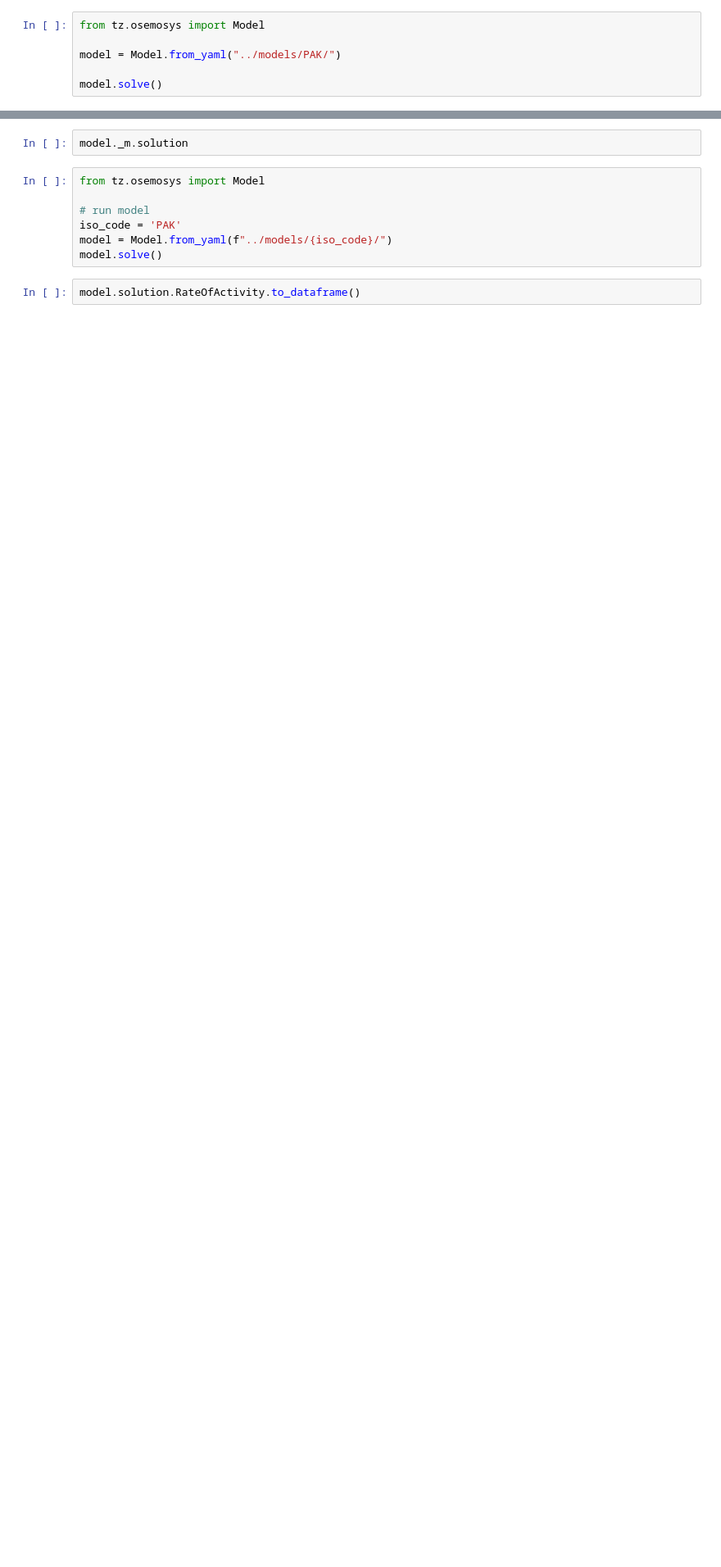
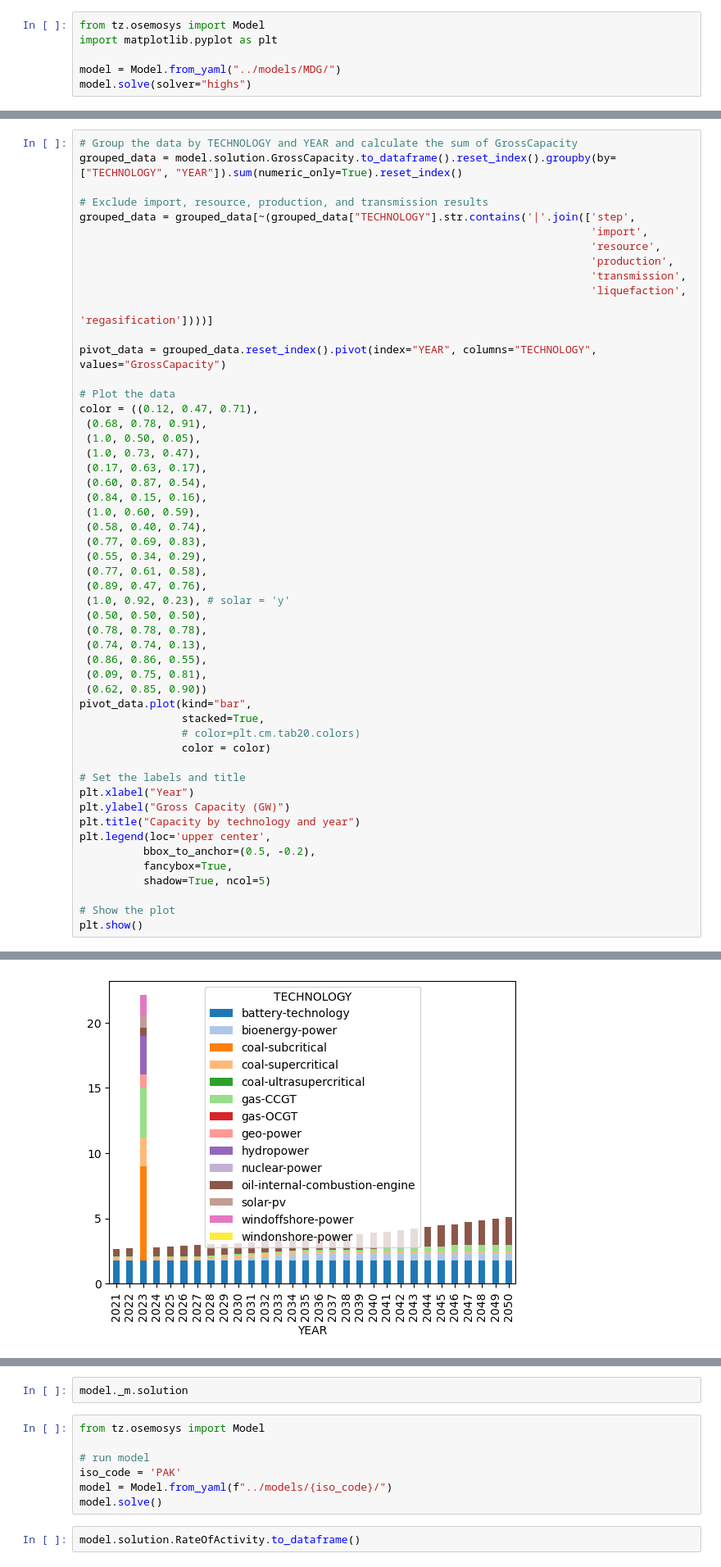
Before and after one commit to transition-zero/tza-V20, a Jupyter notebook: notebooks/run_model.ipynb, the cells around one changed output, grey strips where cells are left out. Shown at 82% size. Saved outputs shown, nothing was run; the diff lists cells and outputs as text; blank space fills up the shorter version.

```diff
--- a/notebooks/run_model.ipynb
+++ b/notebooks/run_model.ipynb
@@ -1,7 +1,7 @@
 # %%
 from tz.osemosys import Model
+import matplotlib.pyplot as plt
 
-model = Model.from_yaml("../models/PAK/")
-
-model.solve()
+model = Model.from_yaml("../models/MDG/")
+model.solve(solver="highs")
 # %% [output]
@@ -34,0 +26,53 @@ for i in list( model._data['TECHNOLOGY'].values ):
+# %%
+# Group the data by TECHNOLOGY and YEAR and calculate the sum of GrossCapacity
+grouped_data = model.solution.GrossCapacity.to_dataframe().reset_index().groupby(by=["TECHNOLOGY", "YEAR"]).sum(numeric_only=True).reset_index()
+
+# Exclude import, resource, production, and transmission results
+grouped_data = grouped_data[~(grouped_data["TECHNOLOGY"].str.contains('|'.join(['step',
+                                                                                'import',
+                                                                                'resource',
+                                                                                'production',
+                                                                                'transmission',
+                                                                                'liquefaction',
+                                                                                'regasification'])))]
+
+pivot_data = grouped_data.reset_index().pivot(index="YEAR", columns="TECHNOLOGY", values="GrossCapacity")
+
+# Plot the data
+color = ((0.12, 0.47, 0.71),
+ (0.68, 0.78, 0.91),
+ (1.0, 0.50, 0.05),
+ (1.0, 0.73, 0.47),
+ (0.17, 0.63, 0.17),
+ (0.60, 0.87, 0.54),
+ (0.84, 0.15, 0.16),
+ (1.0, 0.60, 0.59),
+ (0.58, 0.40, 0.74),
+ (0.77, 0.69, 0.83),
+ (0.55, 0.34, 0.29),
+ (0.77, 0.61, 0.58),
+ (0.89, 0.47, 0.76),
+ (1.0, 0.92, 0.23), # solar = 'y'
+ (0.50, 0.50, 0.50),
+ (0.78, 0.78, 0.78),
+ (0.74, 0.74, 0.13),
+ (0.86, 0.86, 0.55),
+ (0.09, 0.75, 0.81),
+ (0.62, 0.85, 0.90))
+pivot_data.plot(kind="bar",
+                stacked=True,
+                # color=plt.cm.tab20.colors)
+                color = color)
+
+# Set the labels and title
+plt.xlabel("Year")
+plt.ylabel("Gross Capacity (GW)")
+plt.title("Capacity by technology and year")
+plt.legend(loc='upper center',
+          bbox_to_anchor=(0.5, -0.2),
+          fancybox=True,
+          shadow=True, ncol=5)
+
+# Show the plot
+plt.show()
+# %% [output]
@@ -35 +80,2 @@ for i in list( model._data['TECHNOLOGY'].values ):
+[figure, added]
 # %%
```
Also changed, not shown: parts of 7 cells of this notebook.
